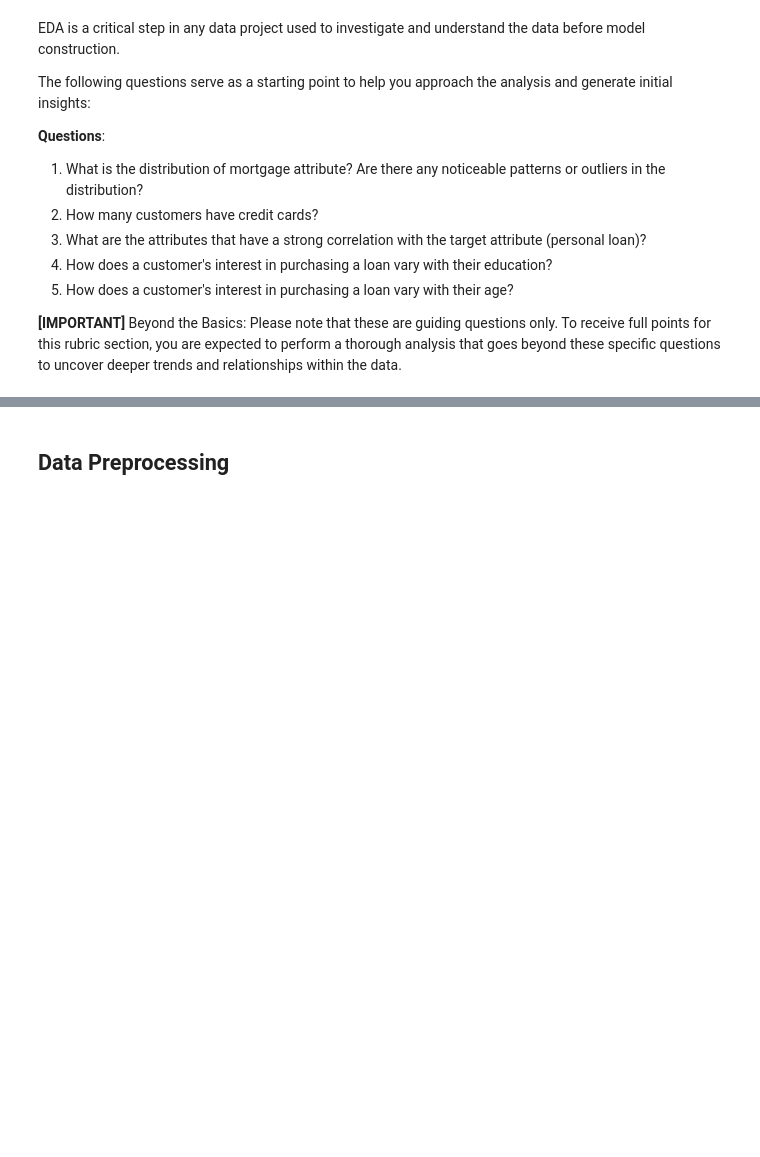
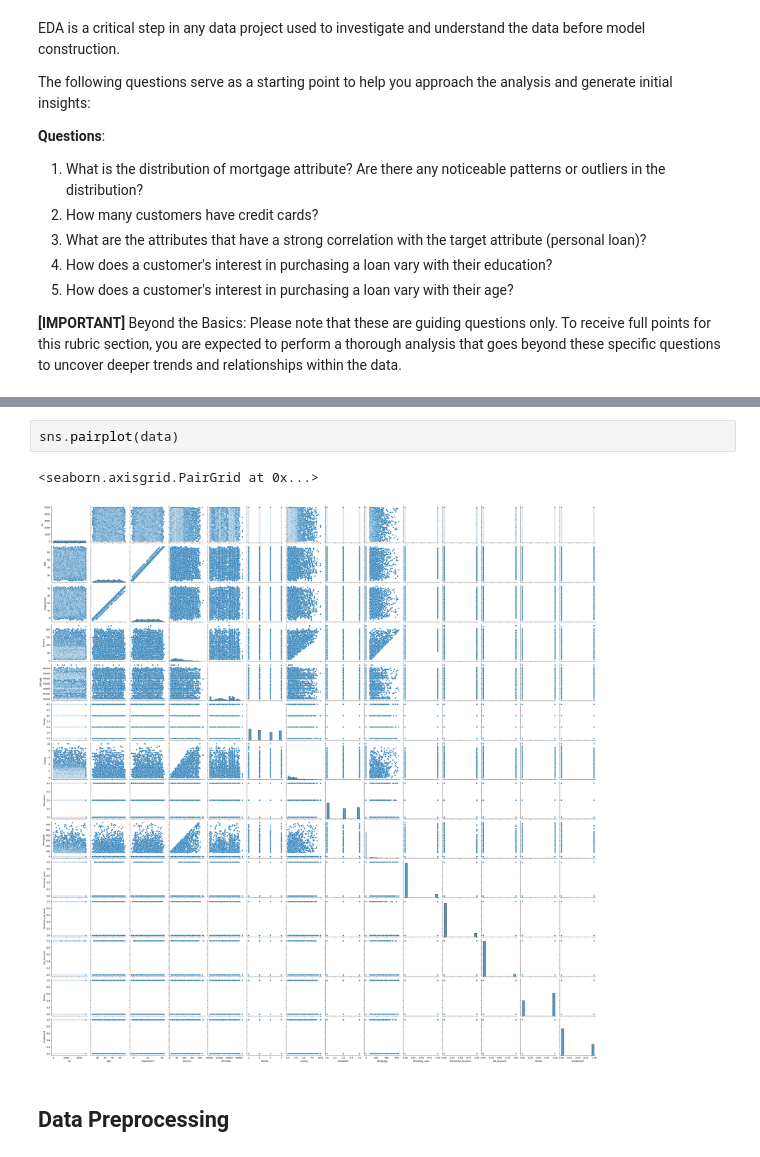
Before and after one commit to AkshayGovindaraj/GoogleColab, a Jupyter notebook: AIML_ML_Project_Full_Code_Notebookv1.ipynb, the cells around one changed output, grey strips where cells are left out. Drawn from its saved outputs; the diff is of its cells as text; blank space fills up the shorter version.

```diff
--- a/AIML_ML_Project_Full_Code_Notebookv1.ipynb
+++ b/AIML_ML_Project_Full_Code_Notebookv1.ipynb
@@ -112,3 +187,8 @@ The following questions serve as a starting point to help you approach the analy
+# %%
+sns.pairplot(data)
+# %% [output]
+<seaborn.axisgrid.PairGrid at 0x...>
+[figure, added]
 # %% [markdown]
 ## Data Preprocessing
 # %% [markdown]
```
Also changed, not shown: parts of 6 cells of this notebook.
